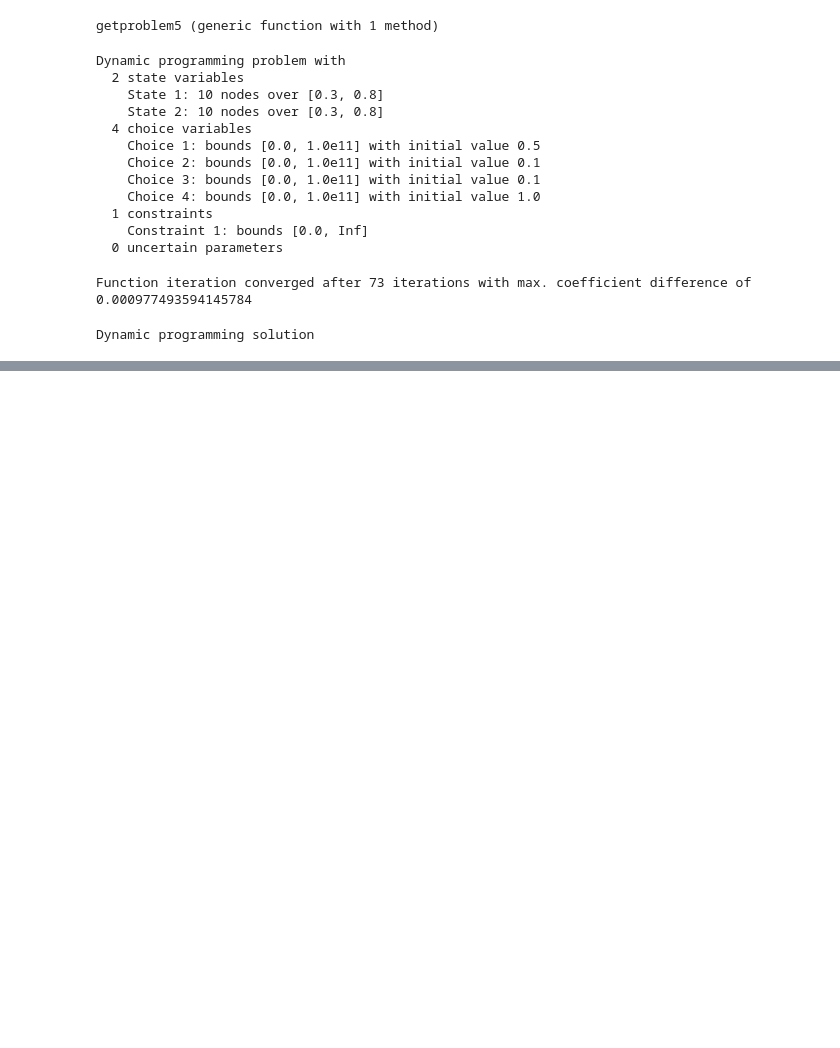
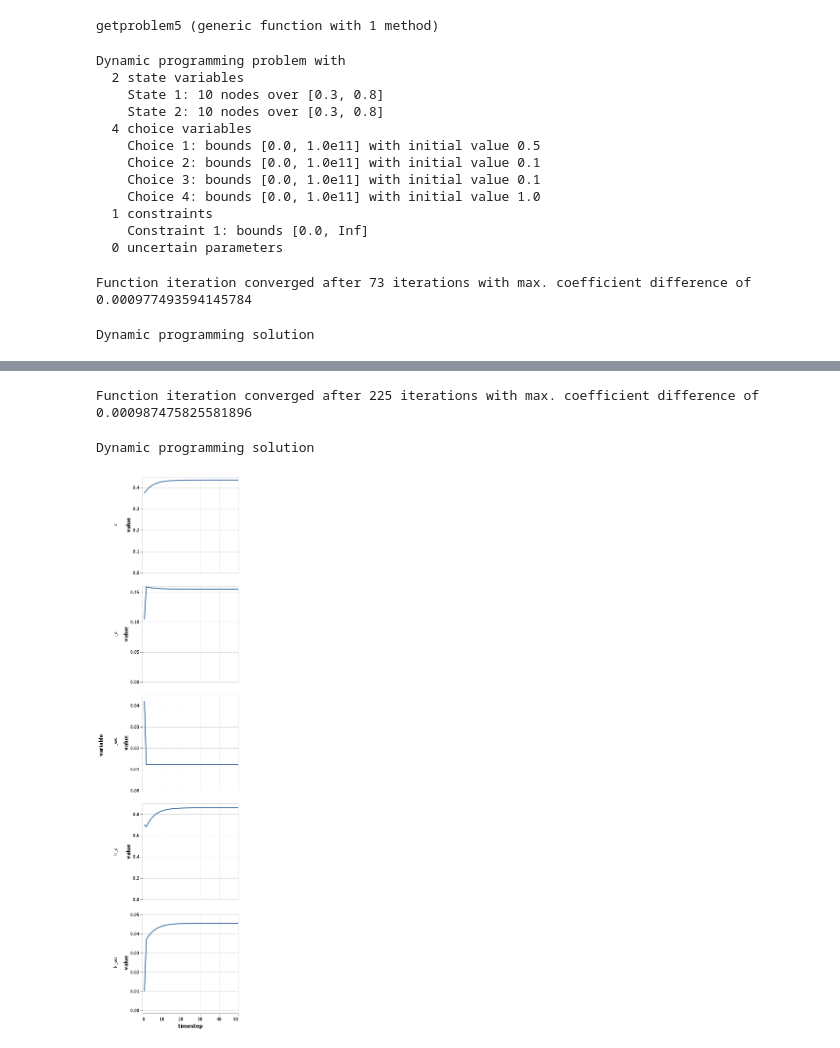
Before and after one commit to anthofflab/Judyp.jl, a Jupyter notebook: examples/run_all_problems.ipynb, the cells around one changed output, grey strips where cells are left out. Saved outputs shown, nothing was run; the diff lists cells and outputs as text; code cells hidden in the pictures; blank space fills up the shorter version.

```diff
--- a/examples/run_all_problems.ipynb
+++ b/examples/run_all_problems.ipynb
@@ -188,0 +176,2 @@ simres5 = simulate(res5, 50, 0);
+# %%
+p6 = getproblem6()
@@ -188,0 +190,11 @@ simres5 = simulate(res5, 50, 0);
+# %%
+res6 = solve(p6)
+# %% [output]
+Function iteration converged after 225 iterations with max. coefficient difference of 0.000987475825581896
+Dynamic programming solution
+# %%
+simres6 = simulate(res6, 50, 0);
+# %%
+get_table(simres6) |> @vlplot(:line, x=:timestep, y=:value, row="variable:n", resolve={scale={y=:independent}})
+# %% [output]
+[figure, added]
```
Also changed, not shown: parts of 11 cells of this notebook, 1 other file.
